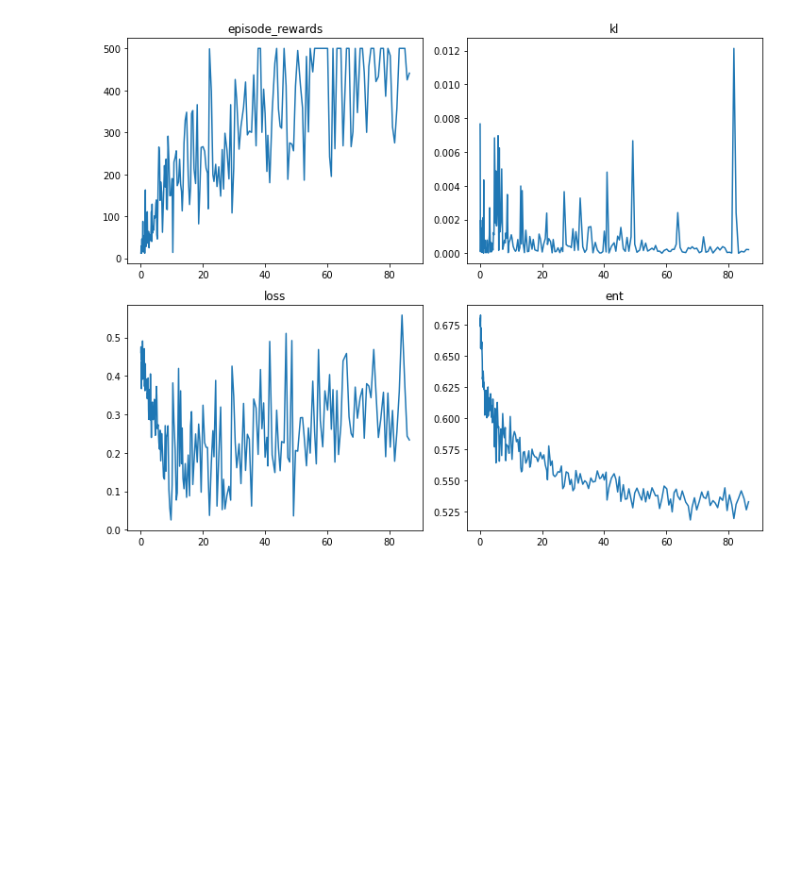
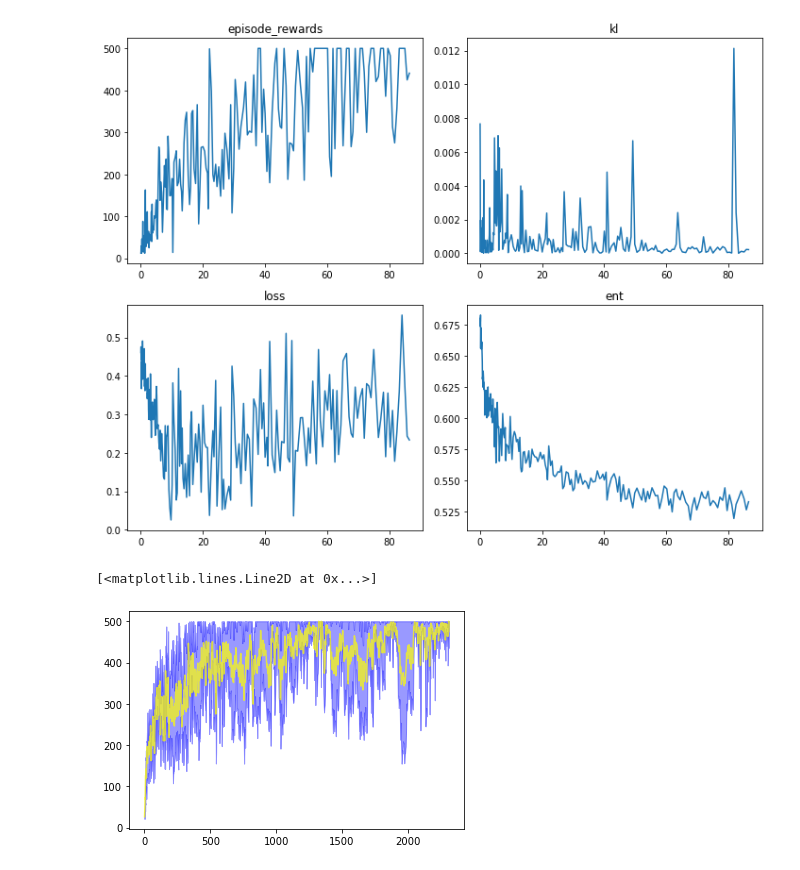
Before and after one commit to riccardodv/MirrorRL, a Jupyter notebook: analyse.ipynb, the cells around one changed output. Cells and saved outputs as stored; diff of their text form; code cells hidden in the pictures; blank space fills up the shorter version.

```diff
--- a/analyse.ipynb
+++ b/analyse.ipynb
@@ -86,3 +110,15 @@ axs[1, 1].set_title("ent")
 fig.tight_layout()
 # %% [output]
 [figure]
+# %%
+df = pd.read_csv("/home/riccardo/WORK-RESEARCH/MirrorRL/results/solving_cartpole/solving_cartpole/21/manager_data/data.csv")
+df = df[df["tag"]=="eval_rewards"]
+df = df.pivot_table(index= "global_step", columns="tag", aggfunc=[np.mean,  np.std])
+xfit = df["mean"]["dw_time_elapsed"]["eval_rewards"]
+yfit = df["mean"]["value"]["eval_rewards"]
+dyfit = df["std"]["value"]["eval_rewards"]
+plt.fill_between(xfit, yfit - dyfit, np.minimum(yfit+dyfit,500), color='blue', alpha=0.4)
+plt.plot(xfit, yfit, color='yellow', alpha=0.7)
+# %% [output]
+[<matplotlib.lines.Line2D at 0x...>]
+[figure, added]
```
Also changed, not shown: parts of 8 cells of this notebook.
